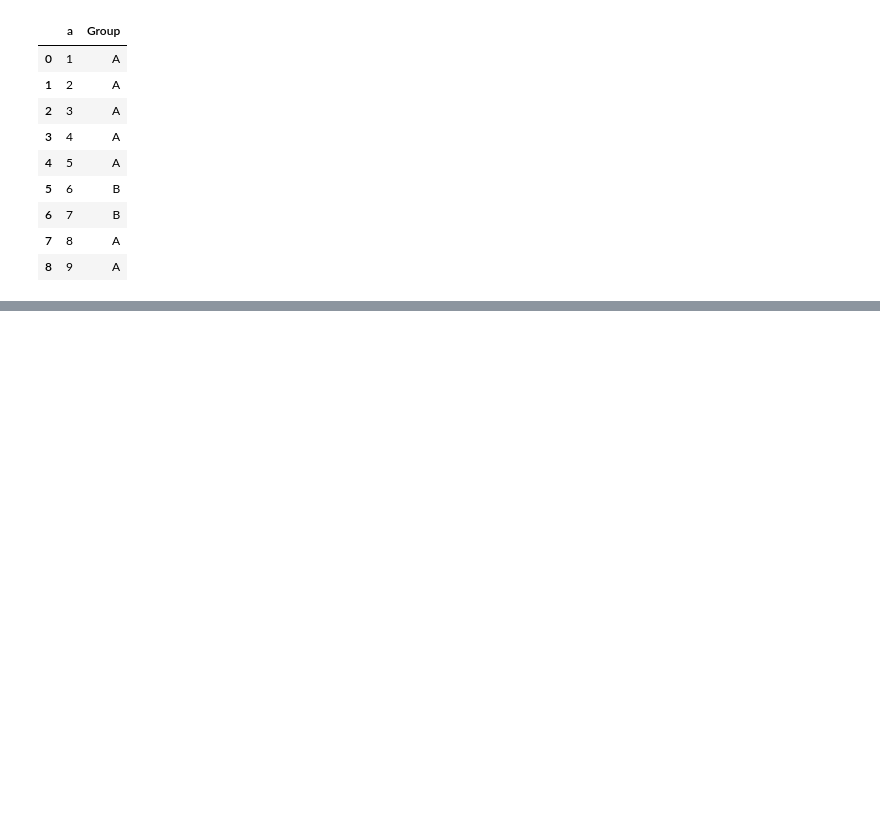
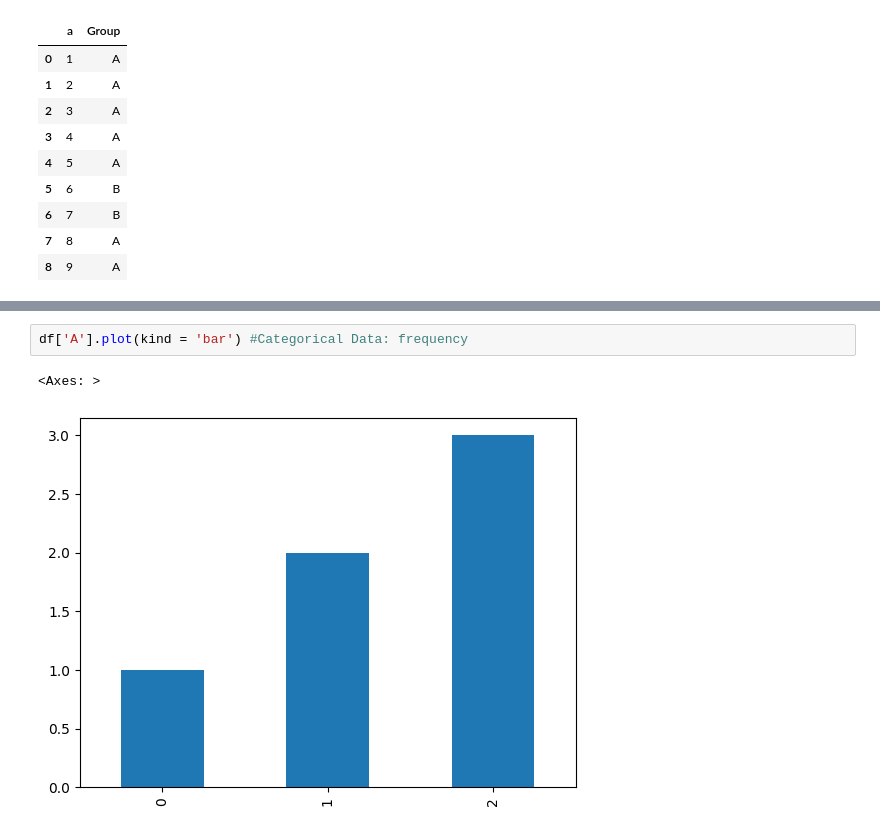
Before and after one commit to Vikash-Kumar-984/Python-Problems, a Jupyter notebook: Pandas/Pandas_Advance_4.ipynb, the cells around one changed output, grey strips where cells are left out. Saved outputs shown, nothing was run; the diff lists cells and outputs as text; blank space fills up the shorter version.

```diff
--- a/Pandas/Pandas_Advance_4.ipynb
+++ b/Pandas/Pandas_Advance_4.ipynb
@@ -334,0 +640,5 @@ Name: a, dtype: float64
+# %%
+df['A'].plot(kind = 'bar') #Categorical Data: frequency
+# %% [output]
+<Axes: >
+[figure, added]
```
Also changed, not shown: parts of 43 cells of this notebook.
